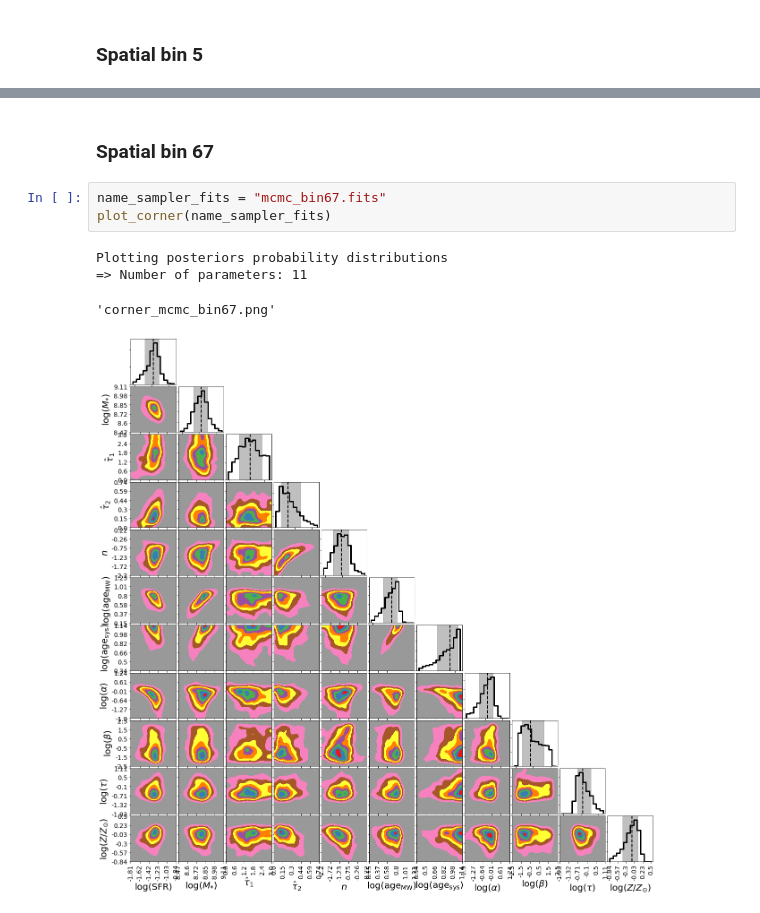
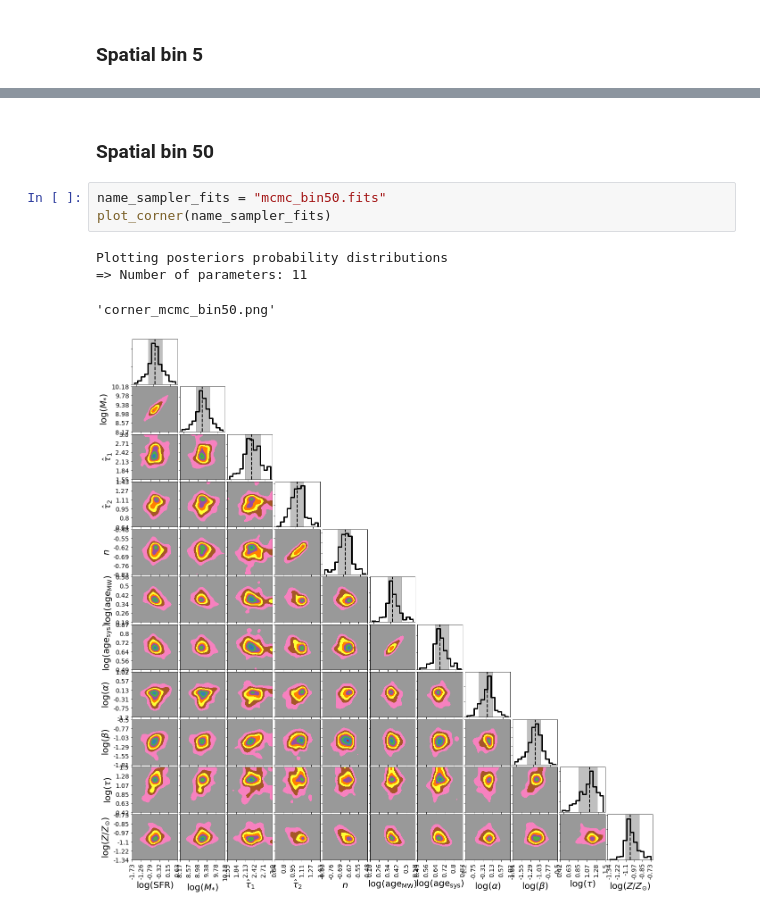
Before and after one commit to aabdurrouf/piXedfit, a Jupyter notebook: examples/FUVtoNIR_CALIFA/Step6_SEDfitting.ipynb, the cells around one changed output, grey strips where cells are left out. Drawn from its saved outputs; the diff is of its cells as text.

```diff
--- a/examples/FUVtoNIR_CALIFA/Step6_SEDfitting.ipynb
+++ b/examples/FUVtoNIR_CALIFA/Step6_SEDfitting.ipynb
@@ -205,11 +282,11 @@ plot_SED(name_sampler_fits, loc_legend=3, decompose=0)
 # %% [markdown]
-### Spatial bin 67
+### Spatial bin 50
 # %%
-name_sampler_fits = "mcmc_bin67.fits"
+name_sampler_fits = "mcmc_bin50.fits"
 plot_corner(name_sampler_fits)
 # %% [output]
 Plotting posteriors probability distributions
 => Number of parameters: 11
-'corner_mcmc_bin67.png'
+'corner_mcmc_bin50.png'
-[figure, old version]
+[figure, new version]
 # %%
```
Also changed, not shown: parts of 27 cells of this notebook, 2 other files.
